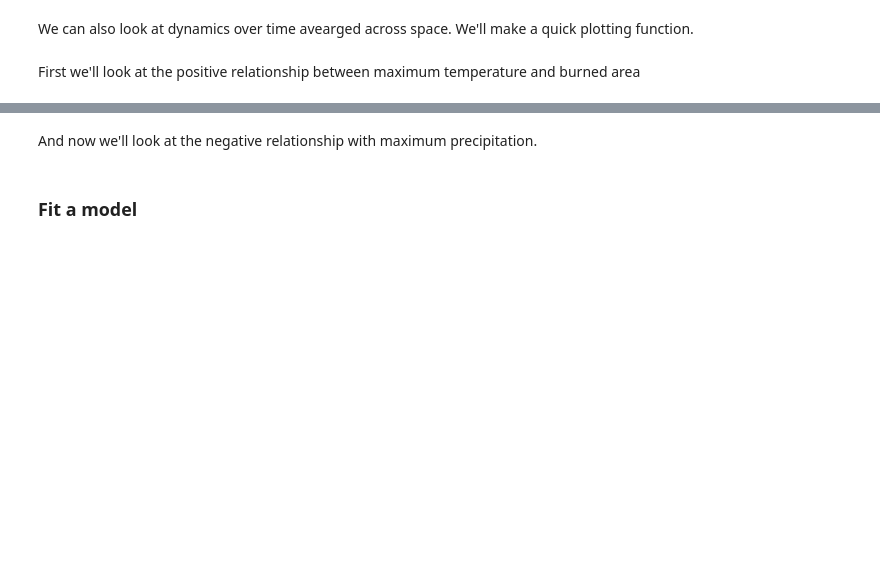
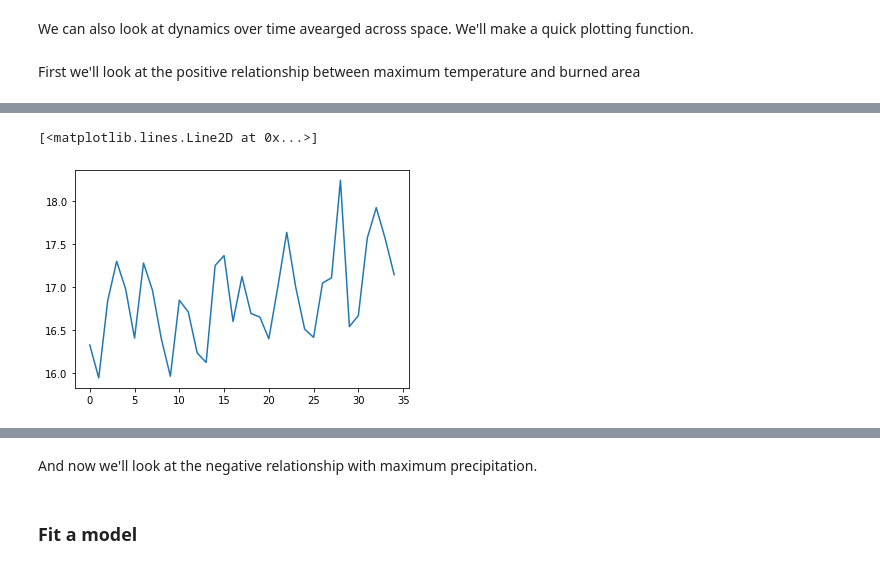
Before and after one commit to carbonplan/forest-risks, a Jupyter notebook: notebooks/fire/fire_model.ipynb, the cells around one changed output, grey strips where cells are left out. Drawn from its saved outputs; the diff is of its cells as text; code cells hidden in the pictures; blank space fills up the shorter version.

```diff
--- a/notebooks/fire/fire_model.ipynb
+++ b/notebooks/fire/fire_model.ipynb
@@ -113 +135,6 @@ burned area
+# %%
+plt.plot(np.nanmean(np.nanmean(climate['tmax_mean'].values, axis=1), axis=1))
+# %% [output]
+[<matplotlib.lines.Line2D at 0x...>]
+[figure, added]
 # %%
```
Also changed, not shown: parts of 3 cells of this notebook, 5 other files.
